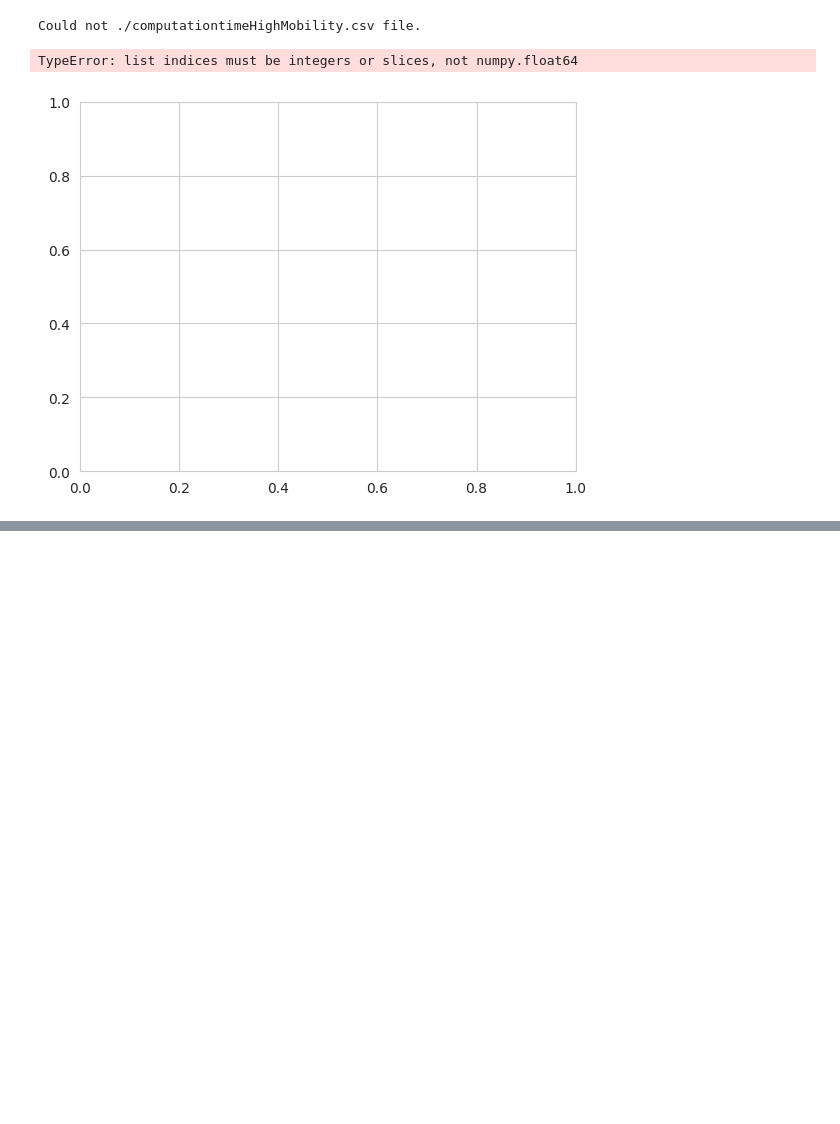
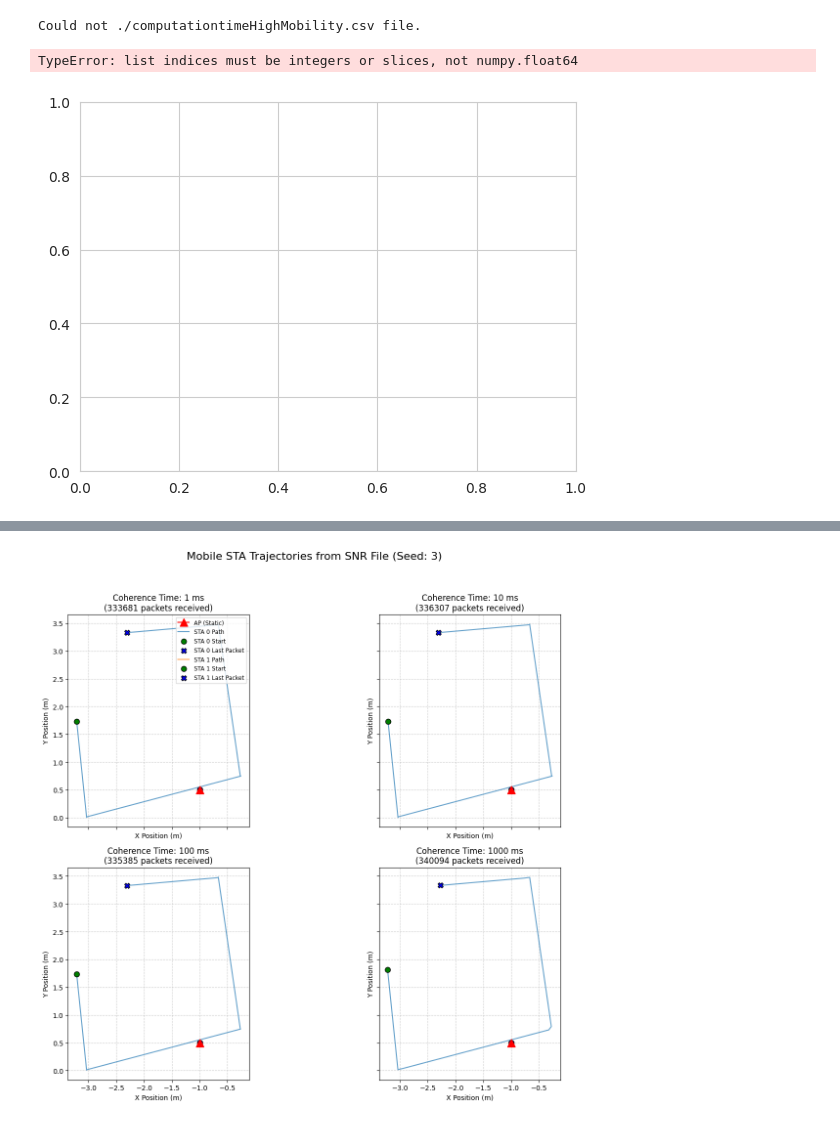
Before and after one commit to janzabel-tub/ns3sionna-research, a Jupyter notebook: examples/plot_notebook.ipynb, the cells around one changed output, grey strips where cells are left out. Cells and saved outputs as stored; diff of their text form; code cells hidden in the pictures; blank space fills up the shorter version.

Commit message:
Cleaned up ploting notebook, added position plotting

```diff
--- a/examples/plot_notebook.ipynb
+++ b/examples/plot_notebook.ipynb
@@ -801,0 +497,67 @@ plt.show()
+# %%
+%matplotlib inline
+import pandas as pd
+import matplotlib.pyplot as plt
+import os
+
+# --- Configuration ---
+seed = 3
+coherence_times =[1, 10, 100, 1000]
+base_dir = "results"
+
+# AP Position based on the C++ simulation (Apartment environment)
+ap_x, ap_y = -1.0, 0.5
+
+# Create a 2x2 grid for subplots
+fig, axes = plt.subplots(2, 2, figsize=(14, 12), sharex=True, sharey=True)
+fig.suptitle(f'Mobile STA Trajectories from SNR File (Seed: {seed})', fontsize=16)
+axes = axes.flatten()
+
+for idx, ct in enumerate(coherence_times):
+    ax = axes[idx]
+
+    # Read from the SNR file instead of the Position file
+    file_path = os.path.join(base_dir, f"tc{ct}", f"snr_results_{ct}_{seed}.csv")
+
+    if os.path.exists(file_path):
+        df = pd.read_csv(file_path)
+
+        # Plot the stationary Access Point
+        ax.plot(ap_x, ap_y, marker='^', color='red', markersize=12, label='AP (Static)', zorder=5)
+
+        # Group by STA_NodeId
+        for sta_id, group in df.groupby('STA_NodeId'):
+            # Plot the continuous trajectory
+            ax.plot(group['pos_x'], group['pos_y'], linestyle='-', linewidth=1.5, alpha=0.7, label=f'STA {sta_id} Path')
+
+            # Start and Last Received Packet positions
+            start_pos = group.iloc[0]
+            end_pos = group.iloc[-1]
+
+            ax.scatter(start_pos['pos_x'], start_pos['pos_y'], color='green', s=60, edgecolors='black',
+                       zorder=4, label=f'STA {sta_id} Start')
+
+            # Renamed to "Last Packet" to reflect that this is the last Rx, not necessarily t=10.0s
+            ax.scatter(end_pos['pos_x'], end_pos['pos_y'], color='blue', marker='X', s=60, edgecolors='black',
+                       zorder=4, label=f'STA {sta_id} Last Packet')
+
+        # Displaying the number of logged packets highlights the TCP/Coherence Time interaction
+        ax.set_title(f'Coherence Time: {ct} ms\n({len(df)} packets received)')
+        ax.set_xlabel('X Position (m)')
+        ax.set_ylabel('Y Position (m)')
+        ax.set_aspect('equal')
+        ax.grid(True, linestyle='--', alpha=0.6)
+
+        if idx == 0:
+            ax.legend(loc='upper right', fontsize='small')
+
+    else:
+        ax.set_title(f'Coherence Time: {ct} ms\n(Data Not Found)')
+        ax.text(0.5, 0.5, 'File not found:\n' + file_path,
+                horizontalalignment='center', verticalalignment='center', transform=ax.transAxes)
+        ax.set_axis_off()
+
+plt.tight_layout(rect=[0, 0.03, 1, 0.95])
+plt.show()
+# %% [output]
+[figure, added]
```
Also changed, not shown: parts of 11 cells of this notebook.
